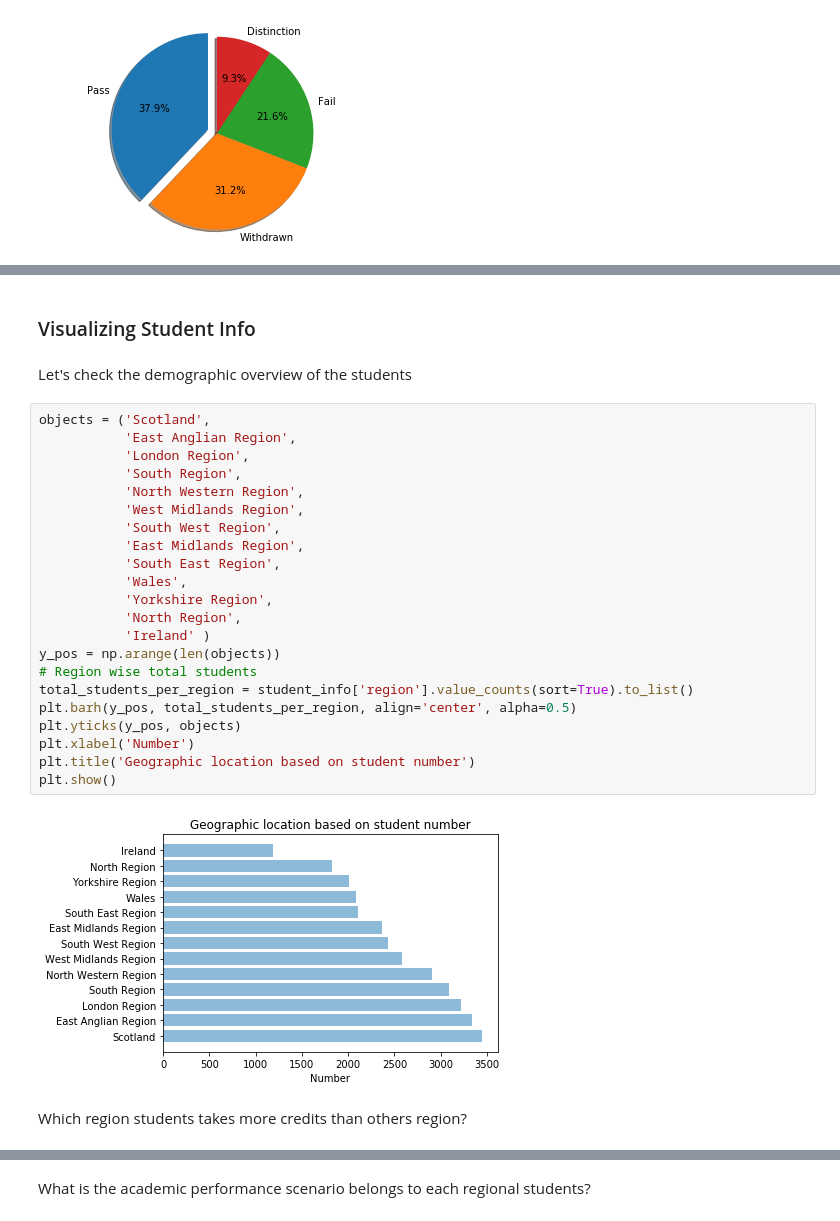
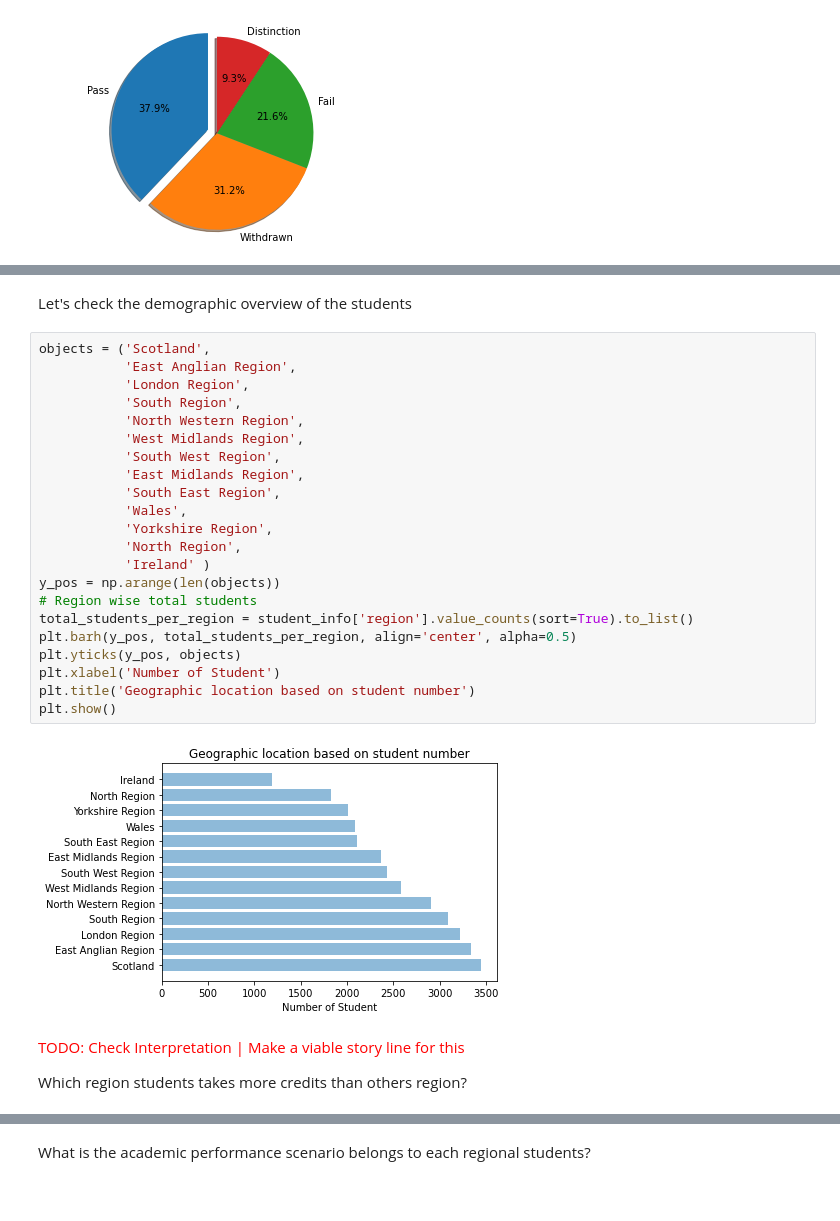
Before and after one commit to rayansami/behaviour-analysis, a Jupyter notebook: Analyzing_Open_University_Learning_Analytics_Dataset.ipynb, the cells around one changed output, grey strips where cells are left out. Saved outputs shown, nothing was run; the diff lists cells and outputs as text.

```diff
--- a/Analyzing_Open_University_Learning_Analytics_Dataset.ipynb
+++ b/Analyzing_Open_University_Learning_Analytics_Dataset.ipynb
@@ -283,32 +207,32 @@ Maximum_Credits(Fail) 360
-# %% [markdown]
-### Visualizing Student Info
 # %% [markdown]
 <p>Let's check the demographic overview of the students</p>
 # %%
 objects = ('Scotland',
            'East Anglian Region',
            'London Region',
            'South Region',
            'North Western Region',
            'West Midlands Region',
            'South West Region',
            'East Midlands Region',
            'South East Region',
            'Wales',
            'Yorkshire Region',
            'North Region',
            'Ireland' )
 y_pos = np.arange(len(objects))
 # Region wise total students
 total_students_per_region = student_info['region'].value_counts(sort=True).to_list()
 plt.barh(y_pos, total_students_per_region, align='center', alpha=0.5)
 plt.yticks(y_pos, objects)
-plt.xlabel('Number')
+plt.xlabel('Number of Student')
 plt.title('Geographic location based on student number')
 plt.show()
 # %% [output]
-[figure, old version]
+[figure, new version]
 # %% [markdown]
+<p style="color:red;"> TODO: Check Interpretation | Make a viable story line for this </p>
+
 Which region students takes more credits than others region?
 # %%
 sns.boxplot(x = 'region', y = 'studied_credits', data=student_info)
```
Also changed, not shown: parts of 27 cells of this notebook.
